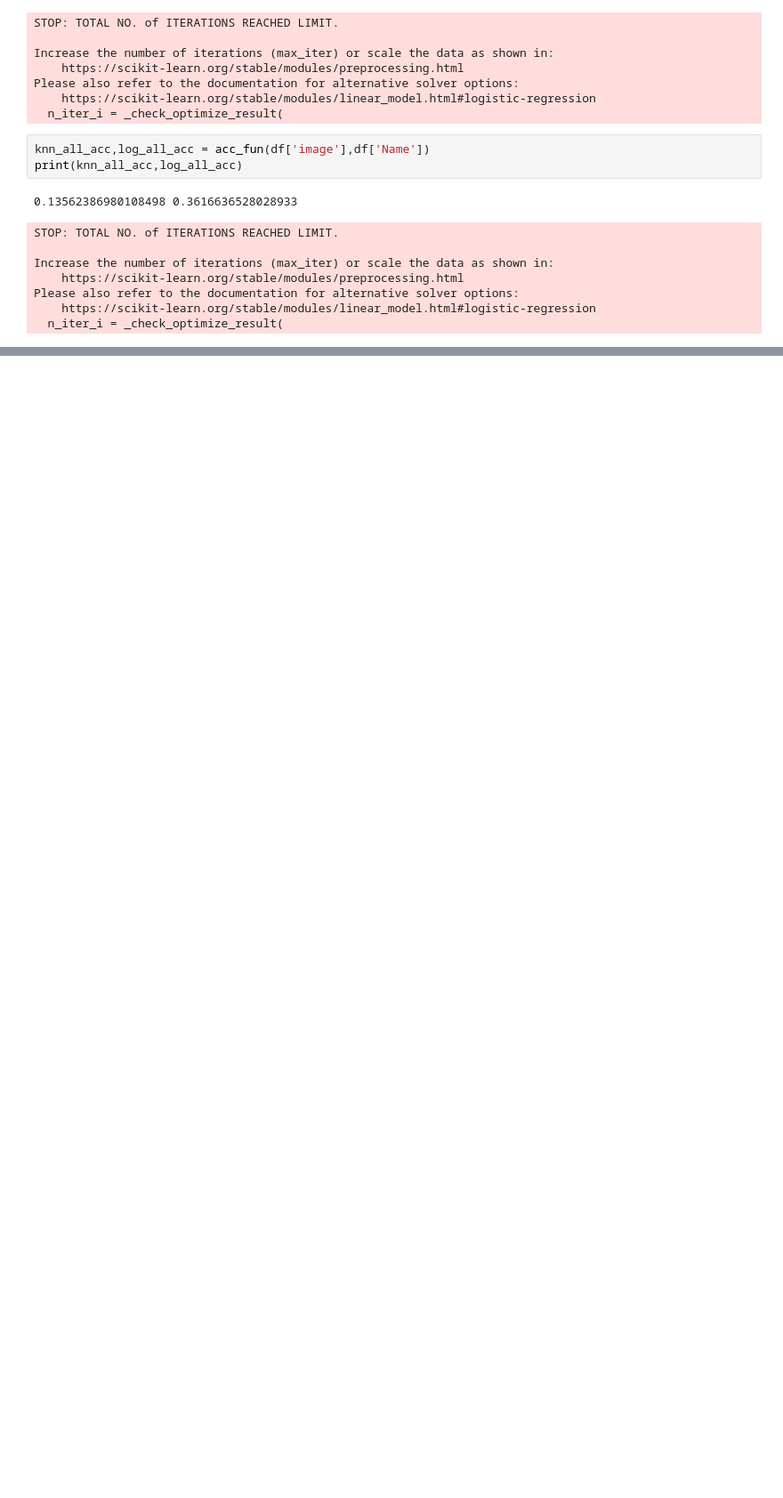
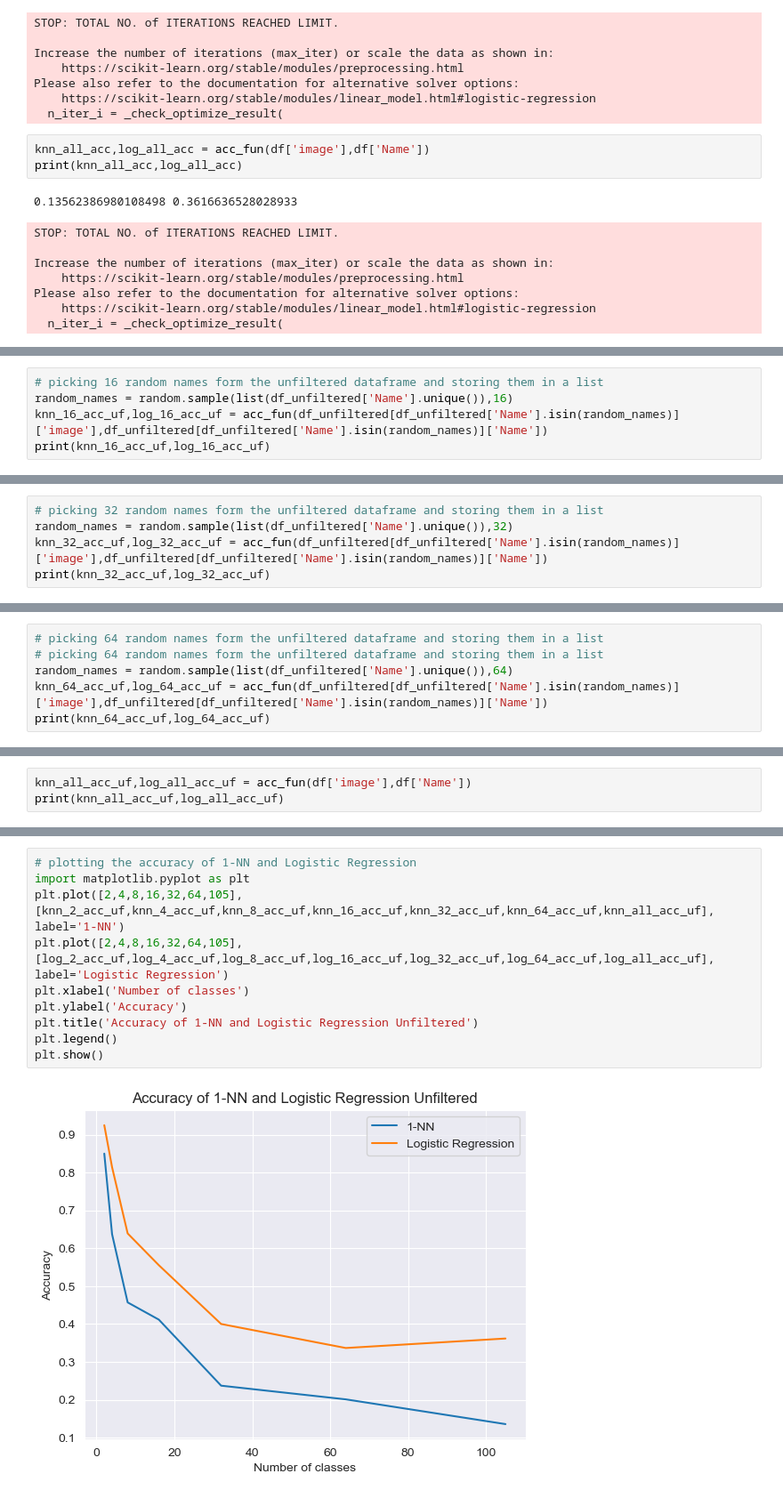
Before and after one commit to parzival979/IMAGE_RECOGNITION_PCA, a Jupyter notebook: main.ipynb, the cells around one changed output, grey strips where cells are left out. Shown at 89% size. Saved outputs shown, nothing was run; the diff lists cells and outputs as text; blank space fills up the shorter version.

```diff
--- a/main.ipynb
+++ b/main.ipynb
@@ -670,0 +717,5 @@ plt.show()
+# %%
+# picking 16 random names form the unfiltered dataframe and storing them in a list
+random_names = random.sample(list(df_unfiltered['Name'].unique()),16)
+knn_16_acc_uf,log_16_acc_uf = acc_fun(df_unfiltered[df_unfiltered['Name'].isin(random_names)]['image'],df_unfiltered[df_unfiltered['Name'].isin(random_names)]['Name'])
+print(knn_16_acc_uf,log_16_acc_uf)
@@ -670,0 +731,5 @@ plt.show()
+# %%
+# picking 32 random names form the unfiltered dataframe and storing them in a list
+random_names = random.sample(list(df_unfiltered['Name'].unique()),32)
+knn_32_acc_uf,log_32_acc_uf = acc_fun(df_unfiltered[df_unfiltered['Name'].isin(random_names)]['image'],df_unfiltered[df_unfiltered['Name'].isin(random_names)]['Name'])
+print(knn_32_acc_uf,log_32_acc_uf)
@@ -670,0 +745,6 @@ plt.show()
+# %%
+# picking 64 random names form the unfiltered dataframe and storing them in a list
+# picking 64 random names form the unfiltered dataframe and storing them in a list
+random_names = random.sample(list(df_unfiltered['Name'].unique()),64)
+knn_64_acc_uf,log_64_acc_uf = acc_fun(df_unfiltered[df_unfiltered['Name'].isin(random_names)]['image'],df_unfiltered[df_unfiltered['Name'].isin(random_names)]['Name'])
+print(knn_64_acc_uf,log_64_acc_uf)
@@ -670,0 +760,3 @@ plt.show()
+# %%
+knn_all_acc_uf,log_all_acc_uf = acc_fun(df['image'],df['Name'])
+print(knn_all_acc_uf,log_all_acc_uf)
@@ -670,0 +772,12 @@ plt.show()
+# %%
+# plotting the accuracy of 1-NN and Logistic Regression
+import matplotlib.pyplot as plt
+plt.plot([2,4,8,16,32,64,105], [knn_2_acc_uf,knn_4_acc_uf,knn_8_acc_uf,knn_16_acc_uf,knn_32_acc_uf,knn_64_acc_uf,knn_all_acc_uf], label='1-NN')
+plt.plot([2,4,8,16,32,64,105], [log_2_acc_uf,log_4_acc_uf,log_8_acc_uf,log_16_acc_uf,log_32_acc_uf,log_64_acc_uf,log_all_acc_uf], label='Logistic Regression')
+plt.xlabel('Number of classes')
+plt.ylabel('Accuracy')
+plt.title('Accuracy of 1-NN and Logistic Regression Unfiltered')
+plt.legend()
+plt.show()
+# %% [output]
+[figure, added]
```
Also changed, not shown: parts of 17 cells of this notebook, 1 other file.
